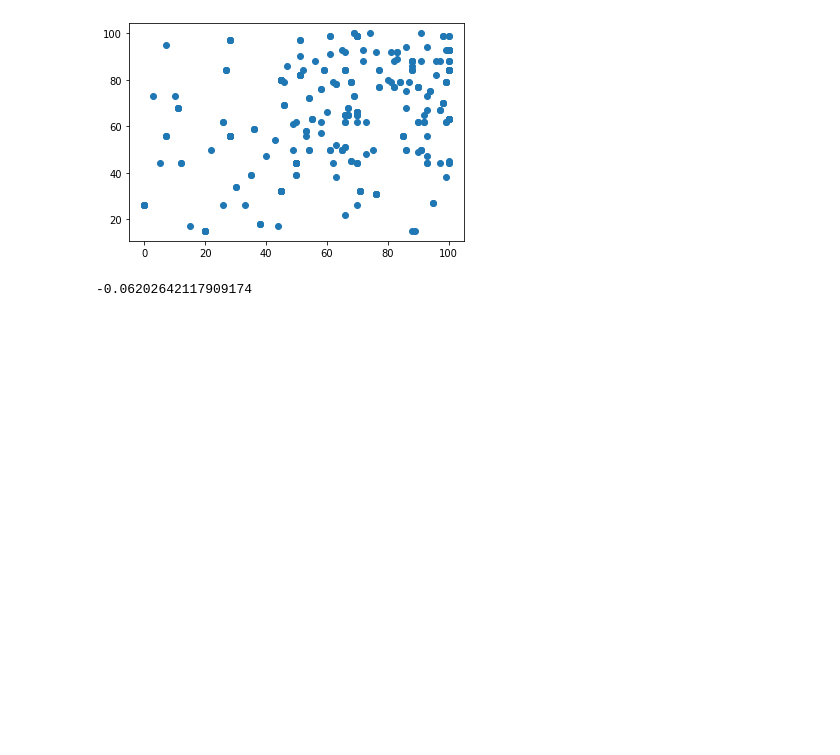
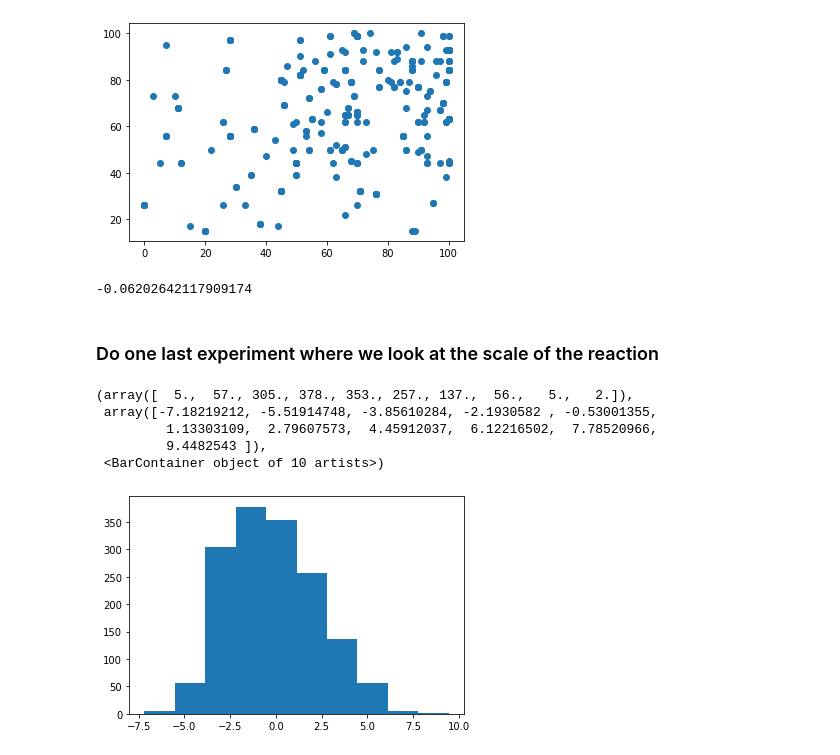
Before and after one commit to kjappelbaum/gpt3forchem, a Jupyter notebook: experiments/35_uspto_initial_test.ipynb, the cells around one changed output. Drawn from its saved outputs; the diff is of its cells as text; code cells hidden in the pictures; blank space fills up the shorter version.

Commit message:
update rxn data

```diff
--- a/experiments/35_uspto_initial_test.ipynb
+++ b/experiments/35_uspto_initial_test.ipynb
@@ -264,3 +264,14 @@ not_nan = ~pd.isna(predictions)
 r2_score(true[not_nan], predictions[not_nan])
 # %% [output]
 -0.06202642117909174
+# %% [markdown]
+### Do one last experiment where we look at the scale of the reaction
+# %%
+plt.hist(np.log(data['mass']))
+# %% [output]
+(array([  5.,  57., 305., 378., 353., 257., 137.,  56.,   5.,   2.]),
+ array([-7.18219212, -5.51914748, -3.85610284, -2.1930582 , -0.53001355,
+         1.13303109,  2.79607573,  4.45912037,  6.12216502,  7.78520966,
+         9.4482543 ]),
+ <BarContainer object of 10 artists>)
+[figure, added]
```
Also changed, not shown: parts of 11 cells of this notebook, 4 other files.
